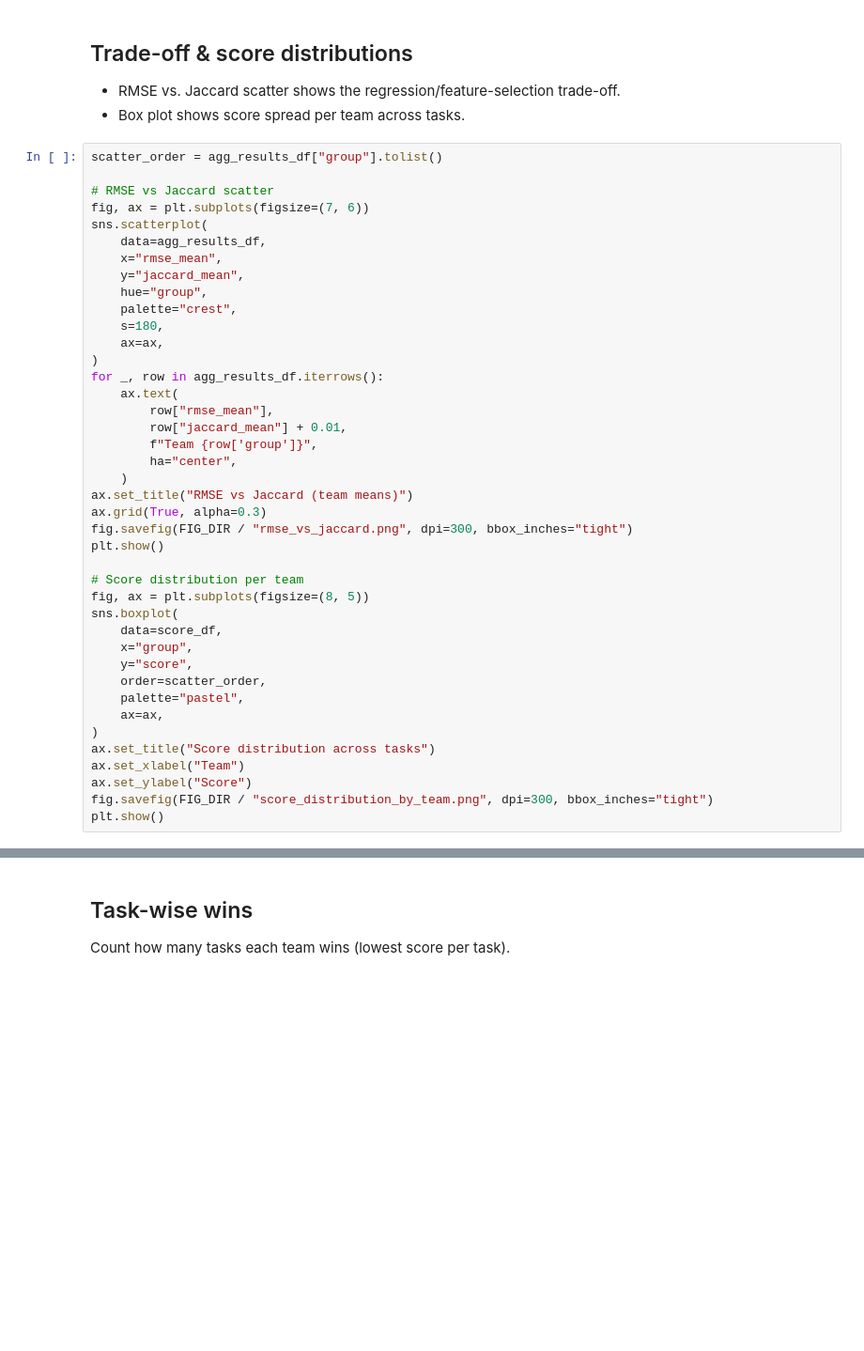
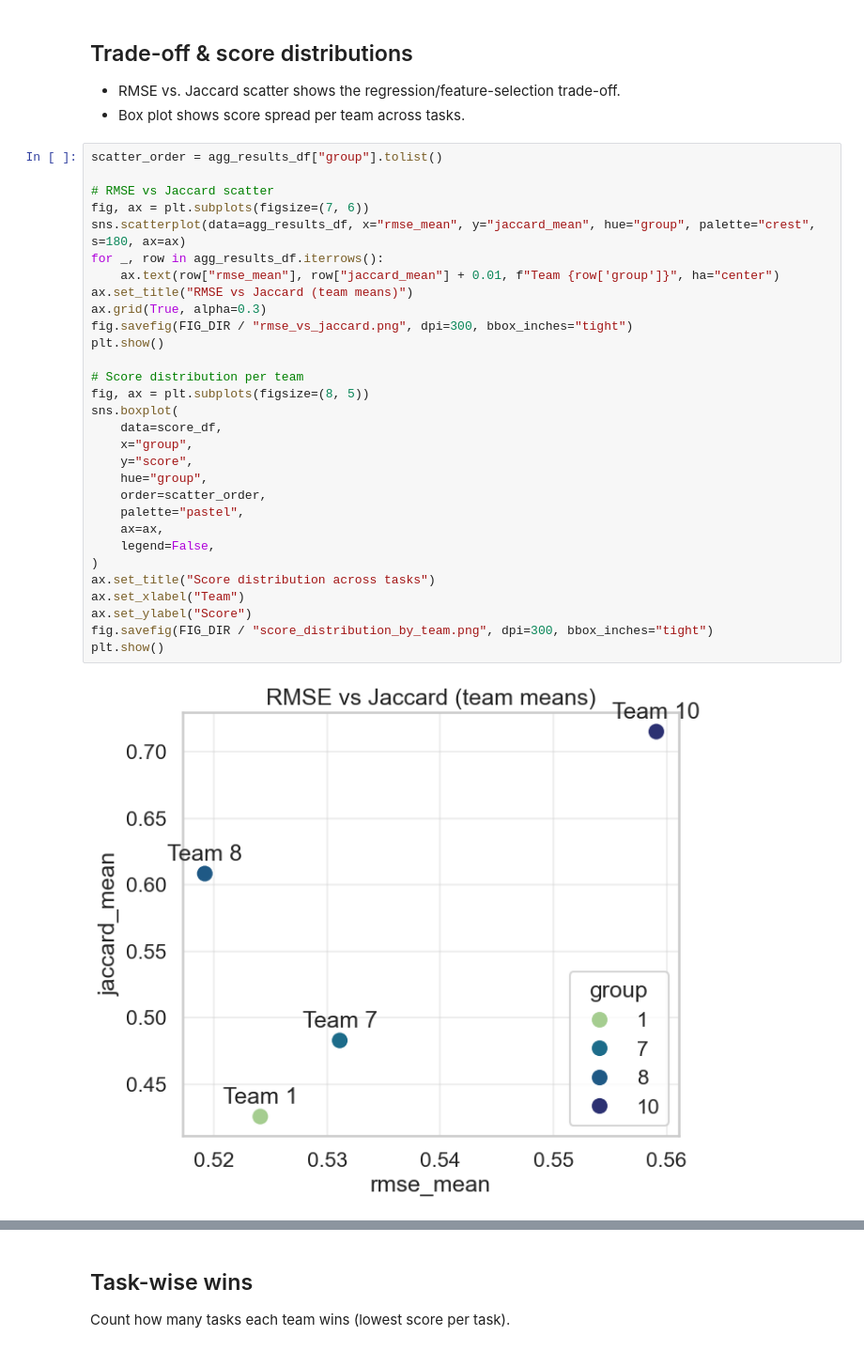
Before and after one commit to Shu-Wan/CSE472-blanket-challenge, a Jupyter notebook: labs/05_final_eval/evaluation.ipynb, the cells around one changed output, grey strips where cells are left out. Shown: that part at 94% size. Cells and saved outputs as stored; diff of their text form; blank space fills up the shorter version.

Commit message:
final results

```diff
--- a/labs/05_final_eval/evaluation.ipynb
+++ b/labs/05_final_eval/evaluation.ipynb
@@ -306,41 +297,32 @@ plt.show()
 # %%
 scatter_order = agg_results_df["group"].tolist()
 
 # RMSE vs Jaccard scatter
 fig, ax = plt.subplots(figsize=(7, 6))
-sns.scatterplot(
-    data=agg_results_df,
-    x="rmse_mean",
-    y="jaccard_mean",
-    hue="group",
-    palette="crest",
-    s=180,
-    ax=ax,
-)
+sns.scatterplot(data=agg_results_df, x="rmse_mean", y="jaccard_mean", hue="group", palette="crest", s=180, ax=ax)
 for _, row in agg_results_df.iterrows():
-    ax.text(
-        row["rmse_mean"],
-        row["jaccard_mean"] + 0.01,
-        f"Team {row['group']}",
-        ha="center",
-    )
+    ax.text(row["rmse_mean"], row["jaccard_mean"] + 0.01, f"Team {row['group']}", ha="center")
 ax.set_title("RMSE vs Jaccard (team means)")
 ax.grid(True, alpha=0.3)
 fig.savefig(FIG_DIR / "rmse_vs_jaccard.png", dpi=300, bbox_inches="tight")
 plt.show()
 
 # Score distribution per team
 fig, ax = plt.subplots(figsize=(8, 5))
 sns.boxplot(
     data=score_df,
     x="group",
     y="score",
+    hue="group",
     order=scatter_order,
     palette="pastel",
     ax=ax,
+    legend=False,
 )
 ax.set_title("Score distribution across tasks")
 ax.set_xlabel("Team")
 ax.set_ylabel("Score")
 fig.savefig(FIG_DIR / "score_distribution_by_team.png", dpi=300, bbox_inches="tight")
 plt.show()
+# %% [output]
+[figure, added]
```
Also changed, not shown: parts of 16 cells of this notebook, 8 other files.
